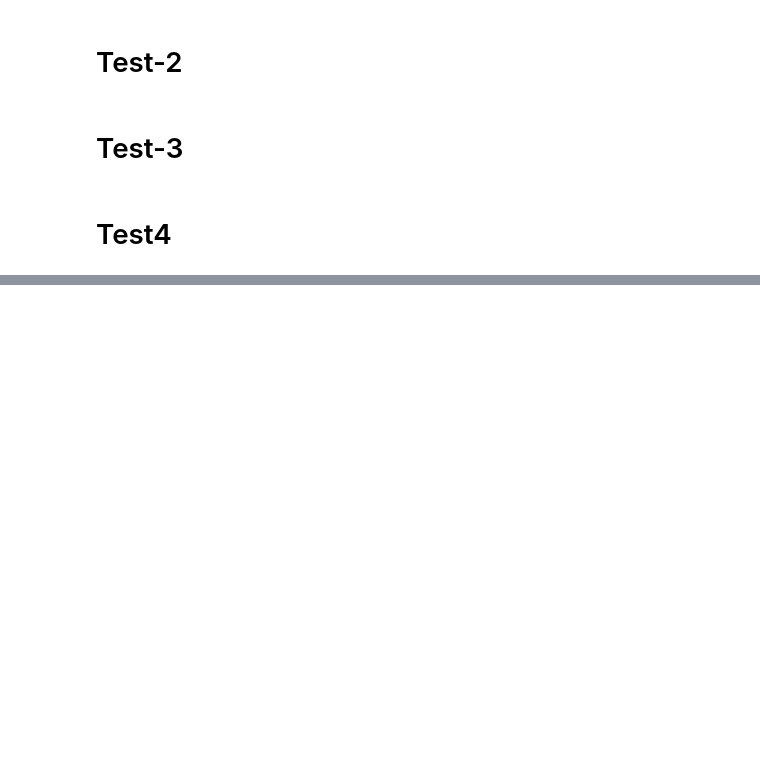
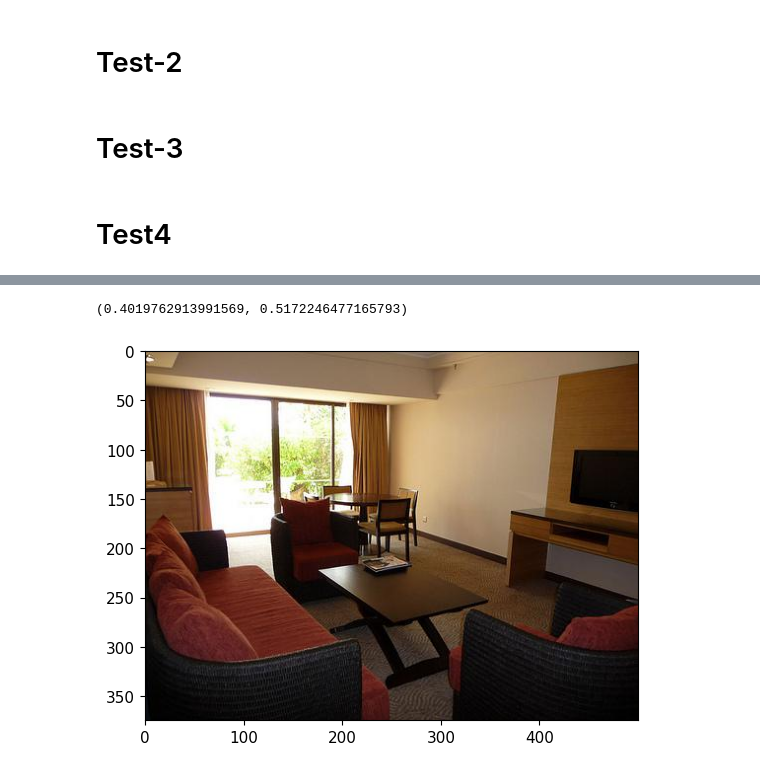
Before and after one commit to christric1/RL_2, a Jupyter notebook: test.ipynb, the cells around one changed output, grey strips where cells are left out. Drawn from its saved outputs; the diff is of its cells as text; code cells hidden in the pictures; blank space fills up the shorter version.

```diff
--- a/test.ipynb
+++ b/test.ipynb
@@ -415,5 +415,6 @@ from ddpg_agent import preprocess
 from reinforcement import modify_image
 from detect import yolo
 
-trainDataset = OD_Dataset("Pascal_2012")
+trainDataset = OD_Dataset("coco")
 trainDataloader = DataLoader(trainDataset, batch_size=1, shuffle=True)
+yolo_model = yolo()
@@ -441,0 +445,9 @@ asd
+# %%
+yolo_model.detectImg(img, target)
+# %% [output]
+(0.4019762913991569, 0.5172246477165793)
+# %%
+plt.imshow(TF.to_pil_image(img))
+plt.show()
+# %% [output]
+[figure, added]
```
Also changed, not shown: parts of 4 cells of this notebook, 3 other files.
